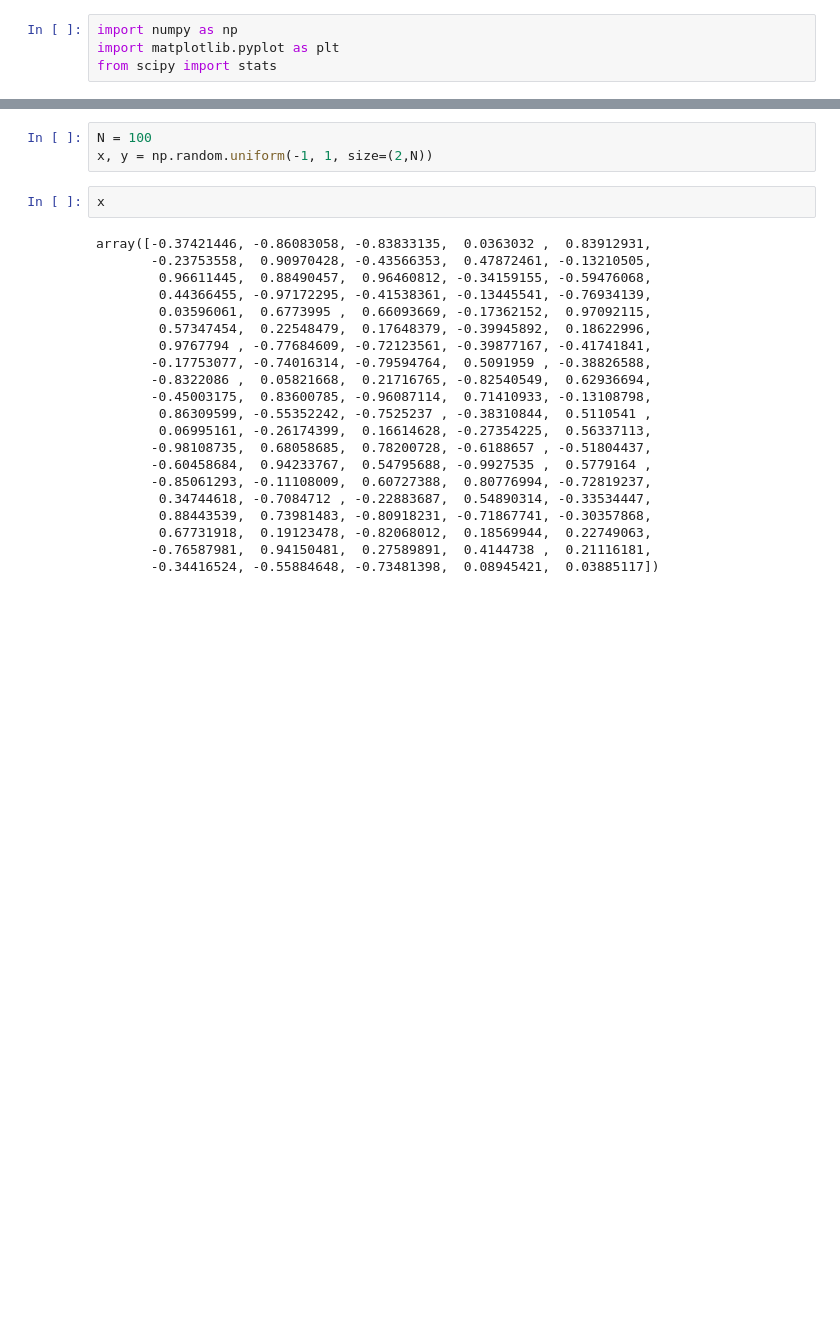
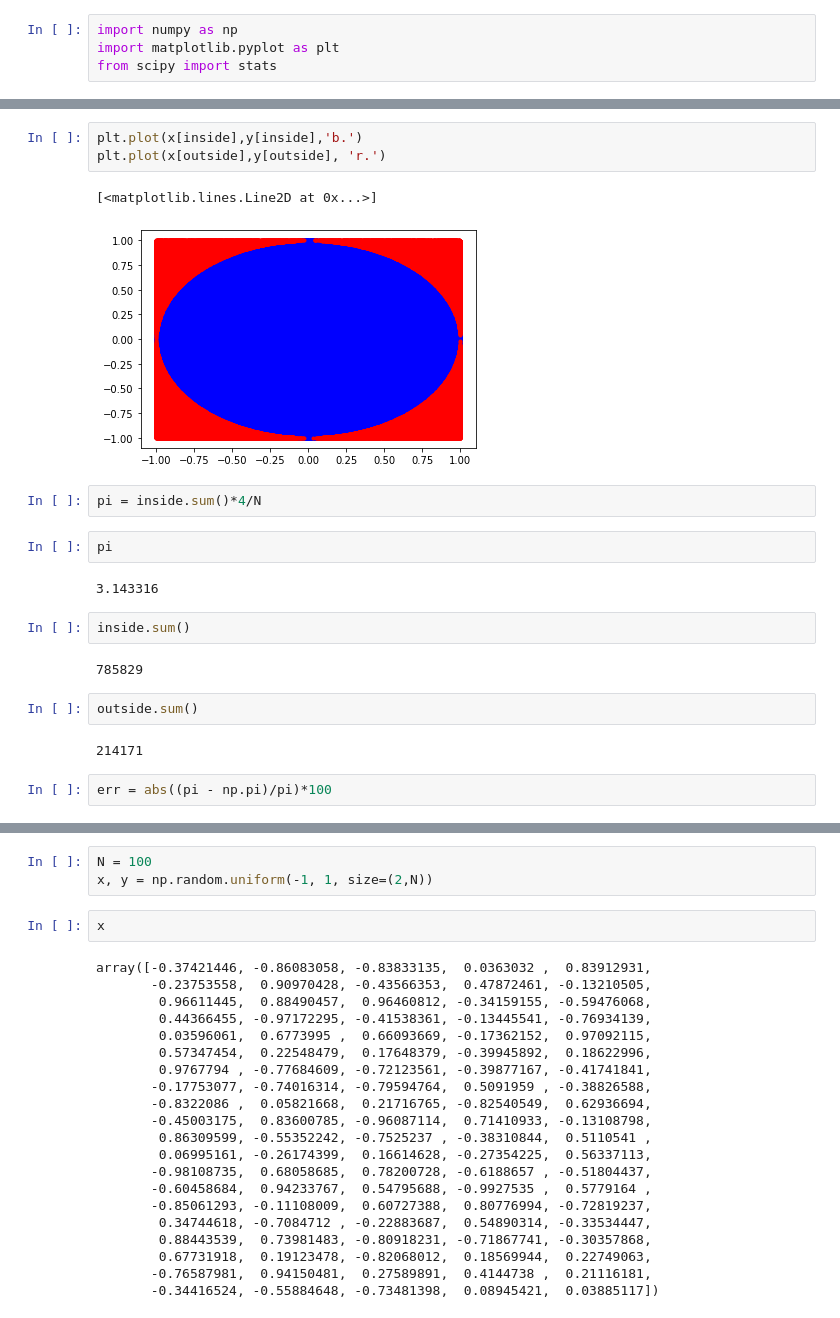
Before and after one commit to ducksfrogs/pystats, a Jupyter notebook: Baise_modeling/2nd/Untitled.ipynb, the cells around one changed output, grey strips where cells are left out. Cells and saved outputs as stored; diff of their text form; blank space fills up the shorter version.

```diff
--- a/Baise_modeling/2nd/Untitled.ipynb
+++ b/Baise_modeling/2nd/Untitled.ipynb
@@ -4,0 +31,22 @@ from scipy import stats
+# %%
+plt.plot(x[inside],y[inside],'b.')
+plt.plot(x[outside],y[outside], 'r.')
+# %% [output]
+[<matplotlib.lines.Line2D at 0x...>]
+[figure, added]
+# %%
+pi = inside.sum()*4/N
+# %%
+pi
+# %% [output]
+3.143316
+# %%
+inside.sum()
+# %% [output]
+785829
+# %%
+outside.sum()
+# %% [output]
+214171
+# %%
+err = abs((pi - np.pi)/pi)*100
```
Also changed, not shown: parts of 8 cells of this notebook, 18 other files.
